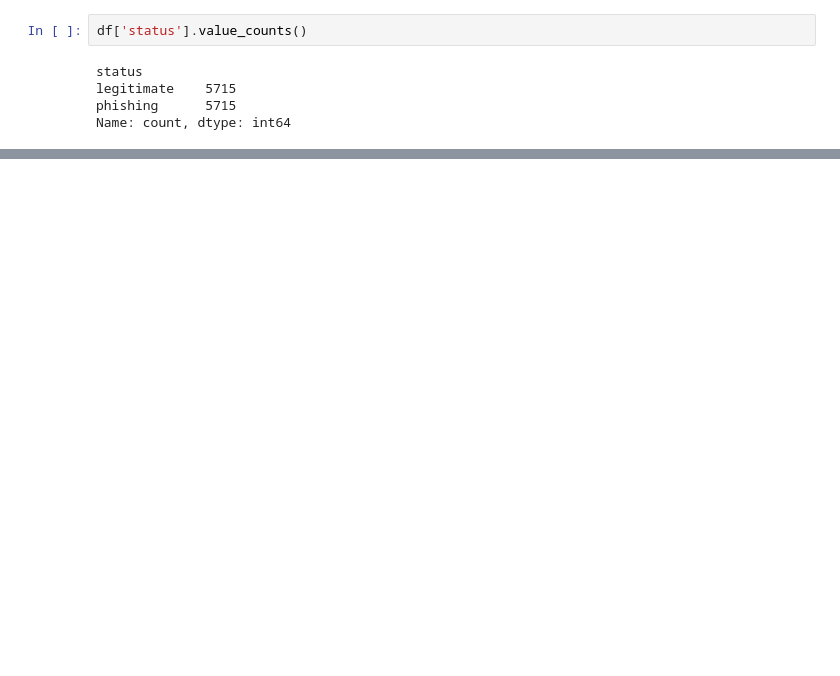
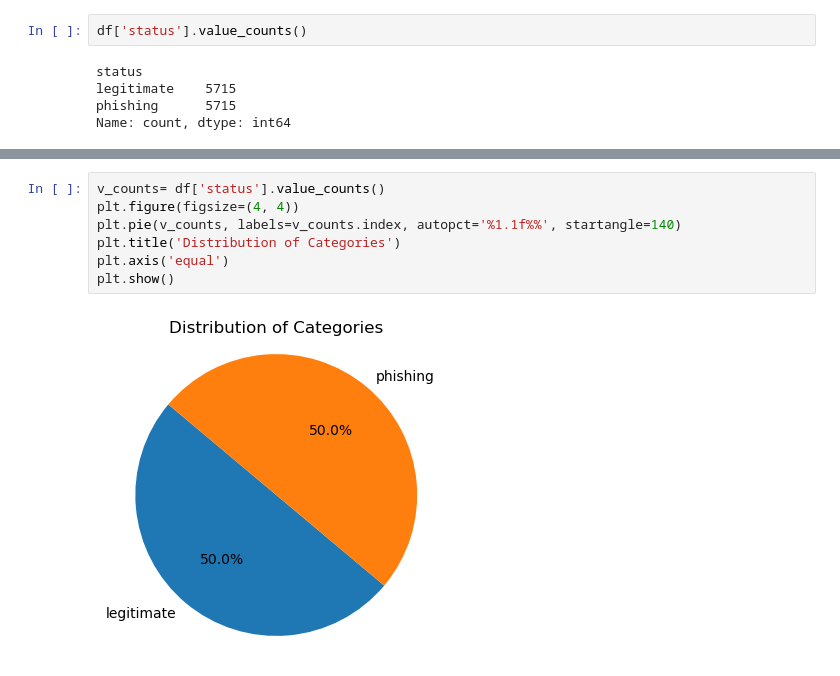
Before and after one commit to DhanrajGangireddy/Project, a Jupyter notebook: Trainingfile.ipynb, the cells around one changed output, grey strips where cells are left out. Saved outputs shown, nothing was run; the diff lists cells and outputs as text; blank space fills up the shorter version.

```diff
--- a/Trainingfile.ipynb
+++ b/Trainingfile.ipynb
@@ -185,0 +189,9 @@ plt.show()
+# %%
+v_counts= df['status'].value_counts()
+plt.figure(figsize=(4, 4))
+plt.pie(v_counts, labels=v_counts.index, autopct='%1.1f%%', startangle=140)
+plt.title('Distribution of Categories')
+plt.axis('equal')
+plt.show()
+# %% [output]
+[figure, added]
```
Also changed, not shown: parts of 37 cells of this notebook.
